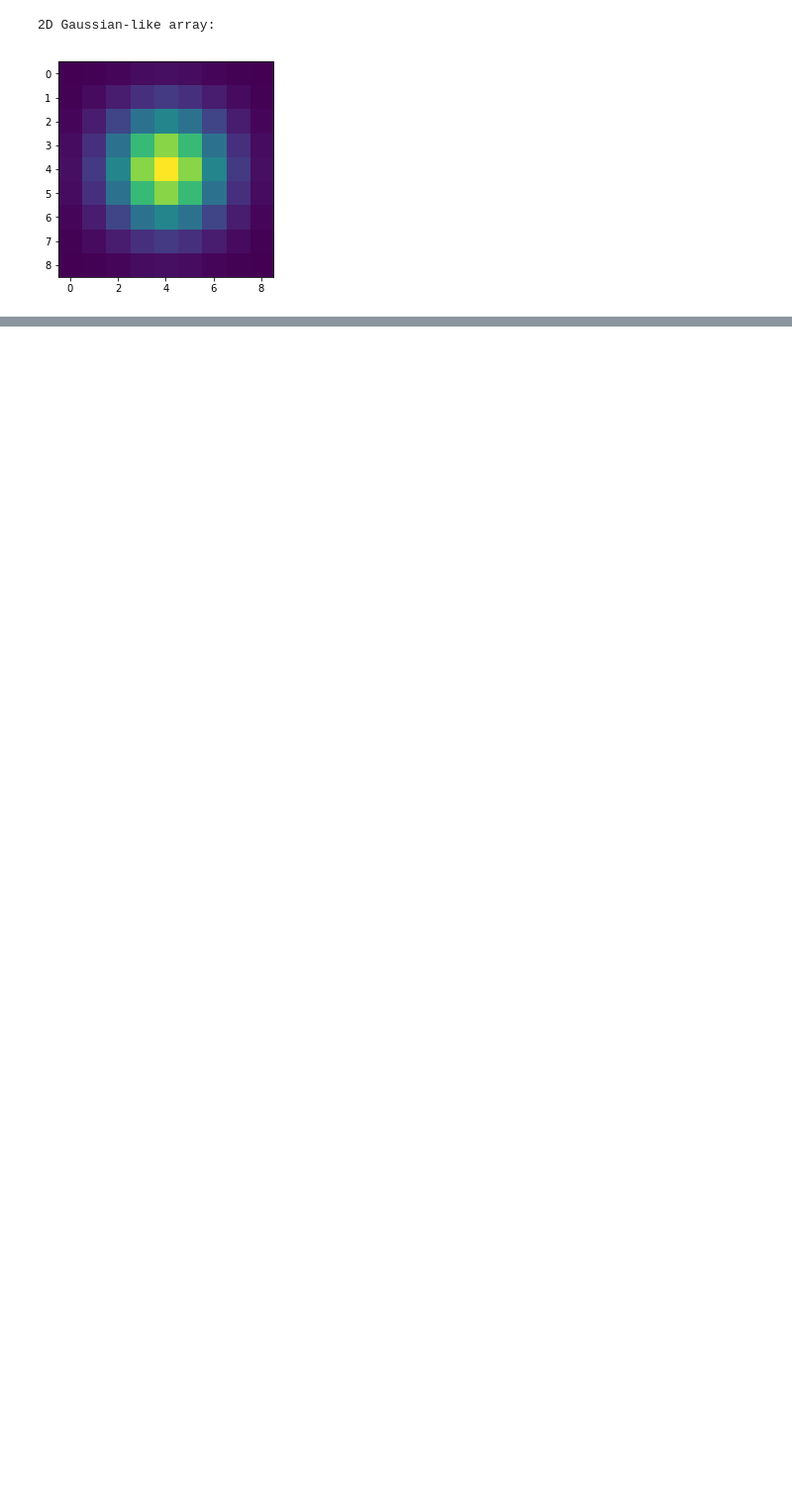
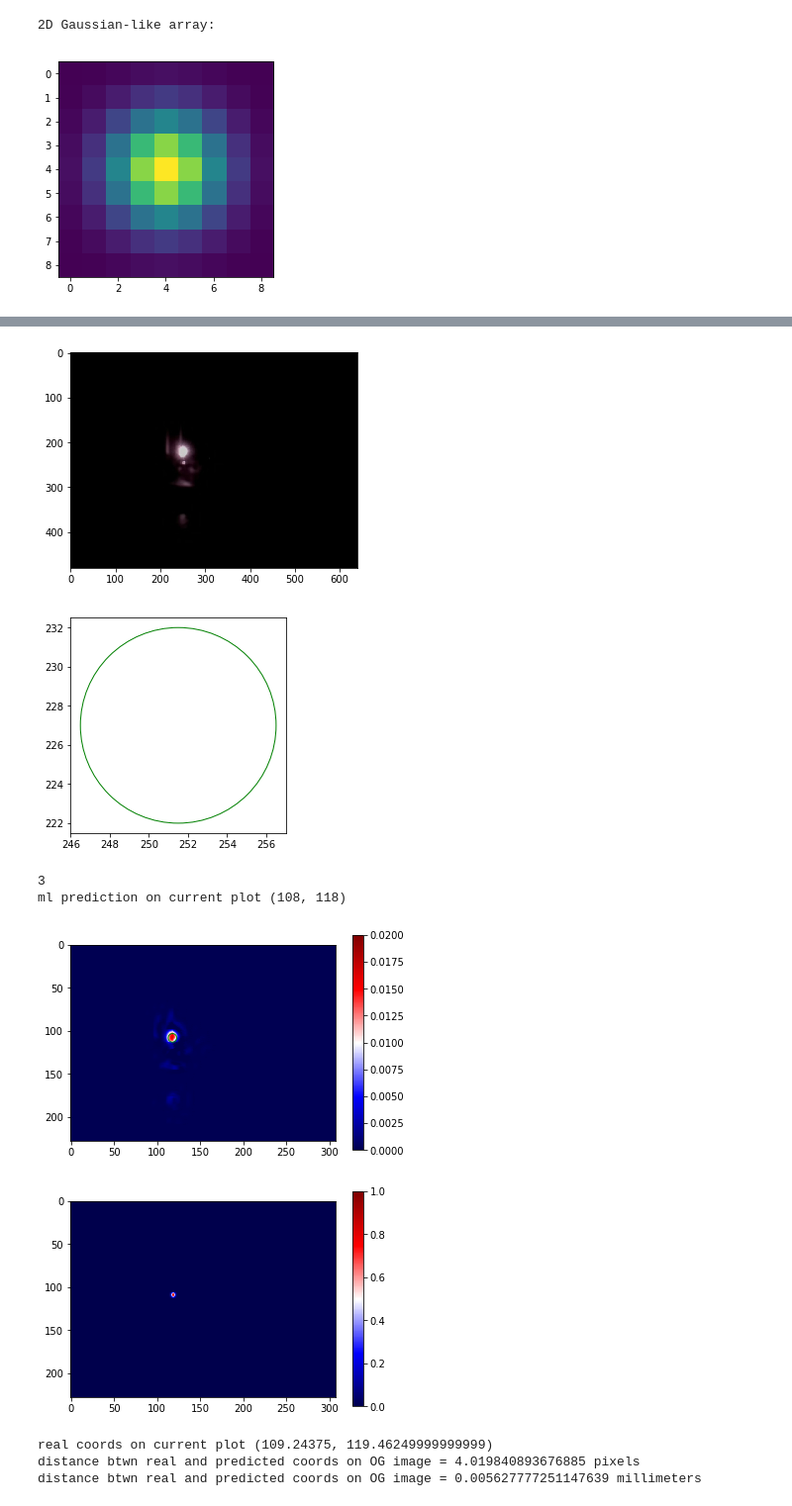
Before and after one commit to WeiXie03/quiXtinguish, a Jupyter notebook: ml/2nir_cnn.ipynb, the cells around one changed output, grey strips where cells are left out. Shown at 99% size. Cells and saved outputs as stored; diff of their text form; code cells hidden in the pictures; blank space fills up the shorter version.

```diff
--- a/ml/2nir_cnn.ipynb
+++ b/ml/2nir_cnn.ipynb
@@ -197,10 +207,10 @@ optimizer = optim.Adam(cf_detector.parameters(), lr = 0.001)
 n_epochs = 3
 for i in range(n_epochs):
     for j, (img, label) in enumerate(zip(input_imgs, labels)):
-        if j < 36:
+        if j > 27:
             optimizer.zero_grad()
             out = cf_detector(img.cuda().unsqueeze(0))
-            print(out.size())
+            #print(out.size())
             weights = np.zeros_like(label)
             weights[label<0.001] = 1.5
             weights[label>=0.001] = 1.0
@@ -208,6 +218,6 @@ for i in range(n_epochs):
             #loss = torch.sum((FloatTensor(label).cuda()-out)**2)
             loss.backward()
             optimizer.step()
-            print(loss.item())
+            #print(loss.item())
 # %% [output]
 4
@@ -230,8 +239,0 @@ torch.Size([1, 1, 112, 152])
-# %%
-for ind, (img, label) in enumerate(zip(input_imgs, labels)):
-    if ind >= 35:
-        show_torch_img(img)
-        plt.imshow(cf_detector.cuda()(img.cuda()).cpu().detach().numpy(), cmap = "seismic")
-        plt.show()
-        plt.imshow(label, cmap = "seismic")
-        plt.show()
@@ -251,0 +240,60 @@ for ind, (img, label) in enumerate(zip(input_imgs, labels)):
+# %%
+errdists = []
+
+for ind, (img, label) in enumerate(zip(input_imgs, labels)):
+    if ind <= 27:
+        show_torch_img(img)
+        outline = plt.Circle(coords[ind], 5, color='green', fill=False)
+        ax = plt.gca()
+        ax.add_patch(outline)
+        plt.axis('scaled')
+        plt.show()
+
+        #show the ML prediction(probability of fire at all points on the image)
+        ml_pred = cf_detector.cuda()(img.cuda()).cpu().detach().numpy()
+        plt.imshow(ml_pred, cmap="seismic", vmin=0, vmax=0.02)
+
+        #get coords of point most likely to be fire according to ML
+        (predy, predx) = np.unravel_index(np.argmax(ml_pred), ml_pred.shape)
+        print('ml prediction on current plot', (predy, predx))
+        #NOTE: above line prints (y, x), NOT (x, y)
+        plt.colorbar()
+
+        #visually find approximate size of fire according to ml
+        outline = plt.Circle((predx, predy), 5, color='green', fill=False)
+        ax = plt.gca()
+        ax.add_patch(outline)
+        plt.axis('scaled')
+        plt.show()
+
+        #show the human-labelled coordinates
+        plt.imshow(label, cmap = "seismic", vmin=0, vmax=1.0)
+        plt.colorbar()
+        plt.show()
+
+        #calculate real coords on new plot/grid
+        x_factor = label.shape[0]/input_imgs[ind].shape[1]
+        y_factor = label.shape[1]/input_imgs[ind].shape[2]
+        if None in coords[ind]:
+            print('no fire')
+        else:
+            realy, realx = coords[ind][1]*y_factor, coords[ind][0]*x_factor
+            print('real coords on current plot', (realy, realx))
+            #NOTE: above line prints (y, x), NOT (x, y)
+
+            #calculate straight-line distance btwn real coords and ML predictions
+            #errdist = ( (x_factor*(realx-predx))**2 + (y_factor*(realy-predy))**2 )**0.5
+            errdist = ( (predx/x_factor-coords[ind][0])**2 + (predy/y_factor-coords[ind][1])**2 )**0.5
+            errdists.append(errdist)
+            print('distance btwn real and predicted coords on OG image =', errdist, 'pixels')
+            print('distance btwn real and predicted coords on OG image =', np.asarray(errdist)*1.4/1000, 'millimeters')
+# %% [output]
+[figure, added]
+[figure, added]
+3
+ml prediction on current plot (108, 118)
+[figure, added]
+[figure, added]
+real coords on current plot (109.24375, 119.46249999999999)
+distance btwn real and predicted coords on OG image = 4.019840893676885 pixels
+distance btwn real and predicted coords on OG image = 0.005627777251147639 millimeters
```
Also changed, not shown: parts of 9 cells of this notebook, 19 other files.
